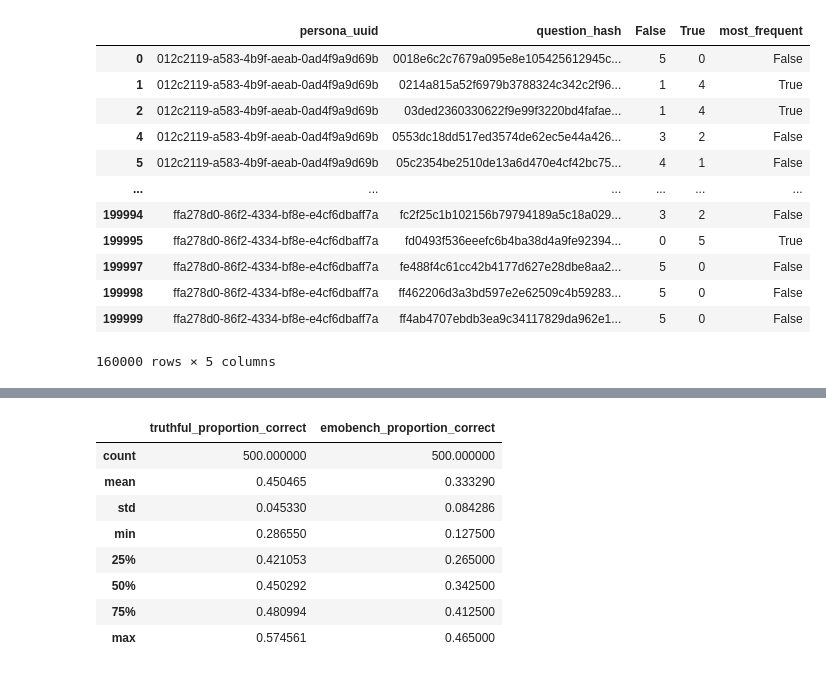
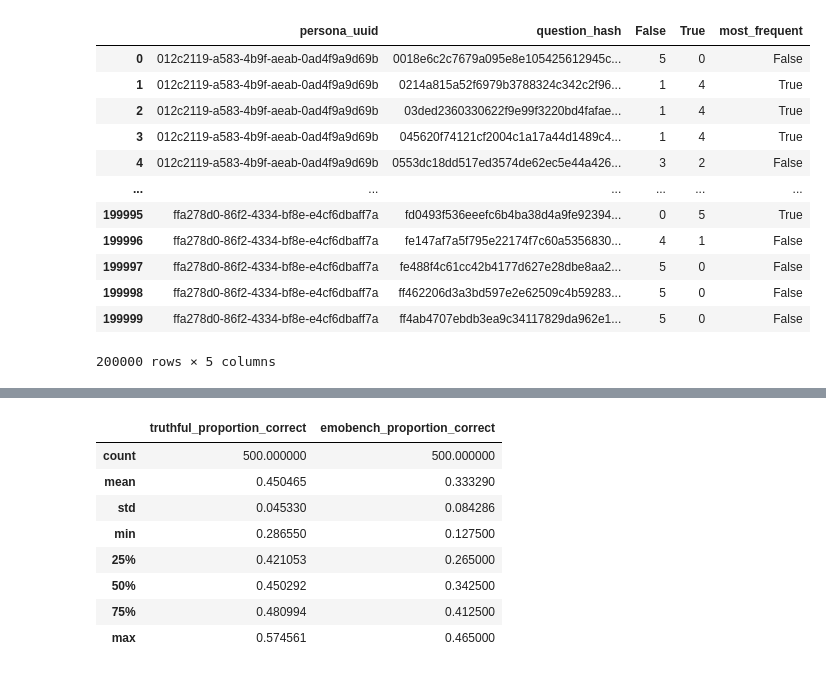
Before and after one commit to amir-abdullah-thoughtworks/psychometrics_for_LLMs, a Jupyter notebook: llm_psychometrics/notebooks/analysis/benchmark_behaviour_analysis.ipynb, the cells around one changed output, grey strips where cells are left out. Cells and saved outputs as stored; diff of their text form; code cells hidden in the pictures.

```diff
--- a/llm_psychometrics/notebooks/analysis/benchmark_behaviour_analysis.ipynb
+++ b/llm_psychometrics/notebooks/analysis/benchmark_behaviour_analysis.ipynb
@@ -69,19 +136,11 @@ emobench_base_dist = pd.crosstab([emobench_base_responses["persona_uuid"], emobe
 # %%
 emobench_persona_dist.columns = ['persona_uuid', 'question_hash', 'False', 'True']
 emobench_base_dist.columns = ['persona_uuid', 'question_hash', 'False', 'True']
-# %%
-train_emobench_dist
-# %% [output]
-|  | persona_uuid | question_hash | False | True | most_frequent |
-| 0 | 012c2119-a583-4b9f-aeab-0ad4f9a9d69b | 0018e6c2c7679a095e8e105425612945c... | 5 | 0 | False |
-| 1 | 012c2119-a583-4b9f-aeab-0ad4f9a9d69b | 0214a815a52f6979b3788324c342c2f96... | 1 | 4 | True |
-| 2 | 012c2119-a583-4b9f-aeab-0ad4f9a9d69b | 03ded2360330622f9e99f3220bd4fafae... | 1 | 4 | True |
-| 4 | 012c2119-a583-4b9f-aeab-0ad4f9a9d69b | 0553dc18dd517ed3574de62ec5e44a426... | 3 | 2 | False |
-| 5 | 012c2119-a583-4b9f-aeab-0ad4f9a9d69b | 05c2354be2510de13a6d470e4cf42bc75... | 4 | 1 | False |
-| ... | ... | ... | ... | ... | ... |
-| 199994 | ffa278d0-86f2-4334-bf8e-e4cf6dbaff7a | fc2f25c1b102156b79794189a5c18a029... | 3 | 2 | False |
-| 199995 | ffa278d0-86f2-4334-bf8e-e4cf6dbaff7a | fd0493f536eeefc6b4ba38d4a9fe92394... | 0 | 5 | True |
-| 199997 | ffa278d0-86f2-4334-bf8e-e4cf6dbaff7a | fe488f4c61cc42b4177d627e28dbe8aa2... | 5 | 0 | False |
-| 199998 | ffa278d0-86f2-4334-bf8e-e4cf6dbaff7a | ff462206d3a3bd597e2e62509c4b59283... | 5 | 0 | False |
-| 199999 | ffa278d0-86f2-4334-bf8e-e4cf6dbaff7a | ff4ab4707ebdb3ea9c34117829da962e1... | 5 | 0 | False |
-160000 rows × 5 columns
+# %%
+option_cols = ['True','False']
+
+
+# for persona conditioned model
+persona_emobench_row_max = emobench_persona_dist[option_cols].max(axis=1)
+
+emobench_persona_dist["most_frequent"] = emobench_persona_dist[option_cols].idxmax(axis=1)
@@ -88,3 +155,19 @@ train_emobench_dist
+# %%
+emobench_persona_dist
+# %% [output]
+|  | persona_uuid | question_hash | False | True | most_frequent |
+| 0 | 012c2119-a583-4b9f-aeab-0ad4f9a9d69b | 0018e6c2c7679a095e8e105425612945c... | 5 | 0 | False |
+| 1 | 012c2119-a583-4b9f-aeab-0ad4f9a9d69b | 0214a815a52f6979b3788324c342c2f96... | 1 | 4 | True |
+| 2 | 012c2119-a583-4b9f-aeab-0ad4f9a9d69b | 03ded2360330622f9e99f3220bd4fafae... | 1 | 4 | True |
+| 3 | 012c2119-a583-4b9f-aeab-0ad4f9a9d69b | 045620f74121cf2004c1a17a44d1489c4... | 1 | 4 | True |
+| 4 | 012c2119-a583-4b9f-aeab-0ad4f9a9d69b | 0553dc18dd517ed3574de62ec5e44a426... | 3 | 2 | False |
+| ... | ... | ... | ... | ... | ... |
+| 199995 | ffa278d0-86f2-4334-bf8e-e4cf6dbaff7a | fd0493f536eeefc6b4ba38d4a9fe92394... | 0 | 5 | True |
+| 199996 | ffa278d0-86f2-4334-bf8e-e4cf6dbaff7a | fe147af7a5f795e22174f7c60a5356830... | 4 | 1 | False |
+| 199997 | ffa278d0-86f2-4334-bf8e-e4cf6dbaff7a | fe488f4c61cc42b4177d627e28dbe8aa2... | 5 | 0 | False |
+| 199998 | ffa278d0-86f2-4334-bf8e-e4cf6dbaff7a | ff462206d3a3bd597e2e62509c4b59283... | 5 | 0 | False |
+| 199999 | ffa278d0-86f2-4334-bf8e-e4cf6dbaff7a | ff4ab4707ebdb3ea9c34117829da962e1... | 5 | 0 | False |
+200000 rows × 5 columns
 # %%
 emobench_persona_dist.loc[:,"answer_num"] = emobench_persona_dist.loc[:,"most_frequent"].map({"True": 1, "False": 0})
 
```
Also changed, not shown: parts of 42 cells of this notebook, 2 other files.
